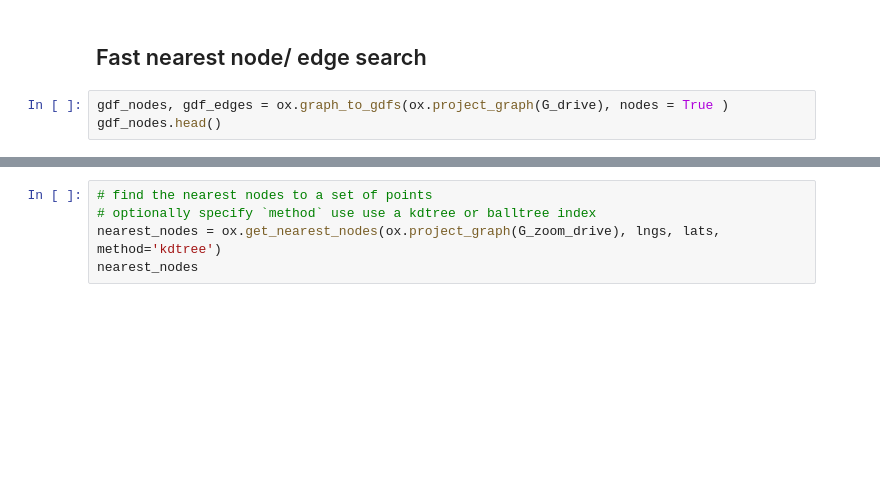
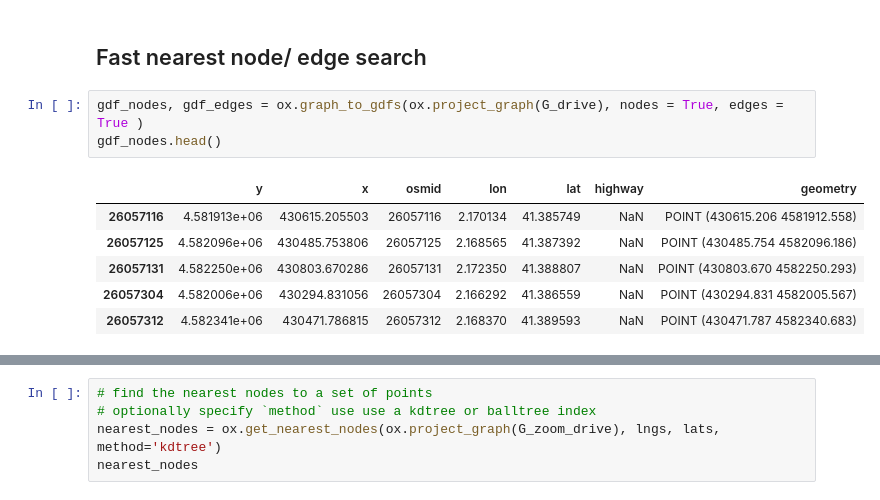
Before and after one commit to mrceresa/iper, a Jupyter notebook: examples/SAR-COV2/Mobility Jupyter Files/OSMnx/Route.ipynb, the cells around one changed output, grey strips where cells are left out. Drawn from its saved outputs; the diff is of its cells as text; blank space fills up the shorter version.

```diff
--- a/examples/SAR-COV2/Mobility Jupyter Files/OSMnx/Route.ipynb
+++ b/examples/SAR-COV2/Mobility Jupyter Files/OSMnx/Route.ipynb
@@ -14,8 +31,15 @@ fig, ax = ox.plot_graph(G_drive)
 # %% [markdown]
 ## Fast nearest node/ edge search
 # %%
-gdf_nodes, gdf_edges = ox.graph_to_gdfs(ox.project_graph(G_drive), nodes = True )
+gdf_nodes, gdf_edges = ox.graph_to_gdfs(ox.project_graph(G_drive), nodes = True, edges = True )
 gdf_nodes.head()
+# %% [output]
+|  | y | x | osmid | lon | lat | highway | geometry |
+| 26057116 | 4.581913e+06 | 430615.205503 | 26057116 | 2.170134 | 41.385749 | NaN | POINT (430615.206 4581912.558) |
+| 26057125 | 4.582096e+06 | 430485.753806 | 26057125 | 2.168565 | 41.387392 | NaN | POINT (430485.754 4582096.186) |
+| 26057131 | 4.582250e+06 | 430803.670286 | 26057131 | 2.172350 | 41.388807 | NaN | POINT (430803.670 4582250.293) |
+| 26057304 | 4.582006e+06 | 430294.831056 | 26057304 | 2.166292 | 41.386559 | NaN | POINT (430294.831 4582005.567) |
+| 26057312 | 4.582341e+06 | 430471.786815 | 26057312 | 2.168370 | 41.389593 | NaN | POINT (430471.787 4582340.683) |
 # %%
 maxx = gdf_nodes['x'].max()
 maxx
```
Also changed, not shown: parts of 27 cells of this notebook, 18 other files.
